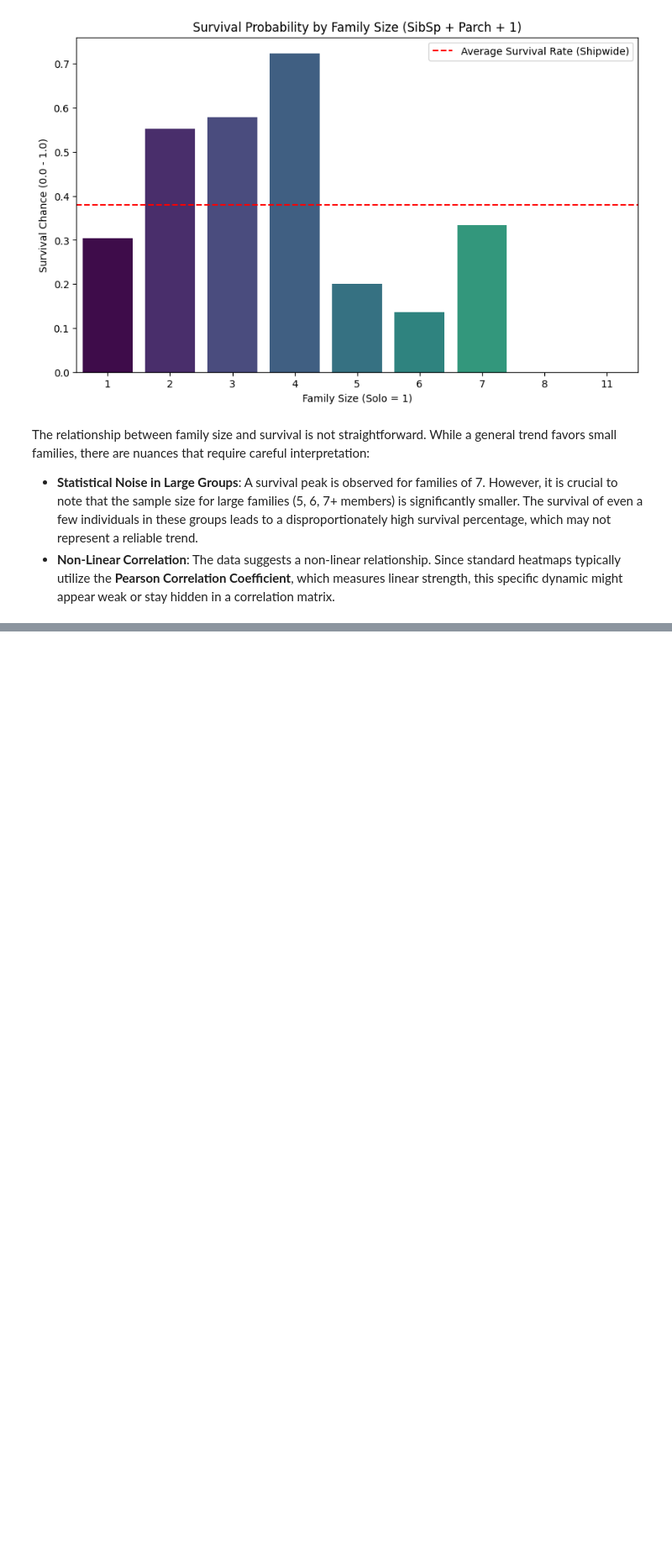
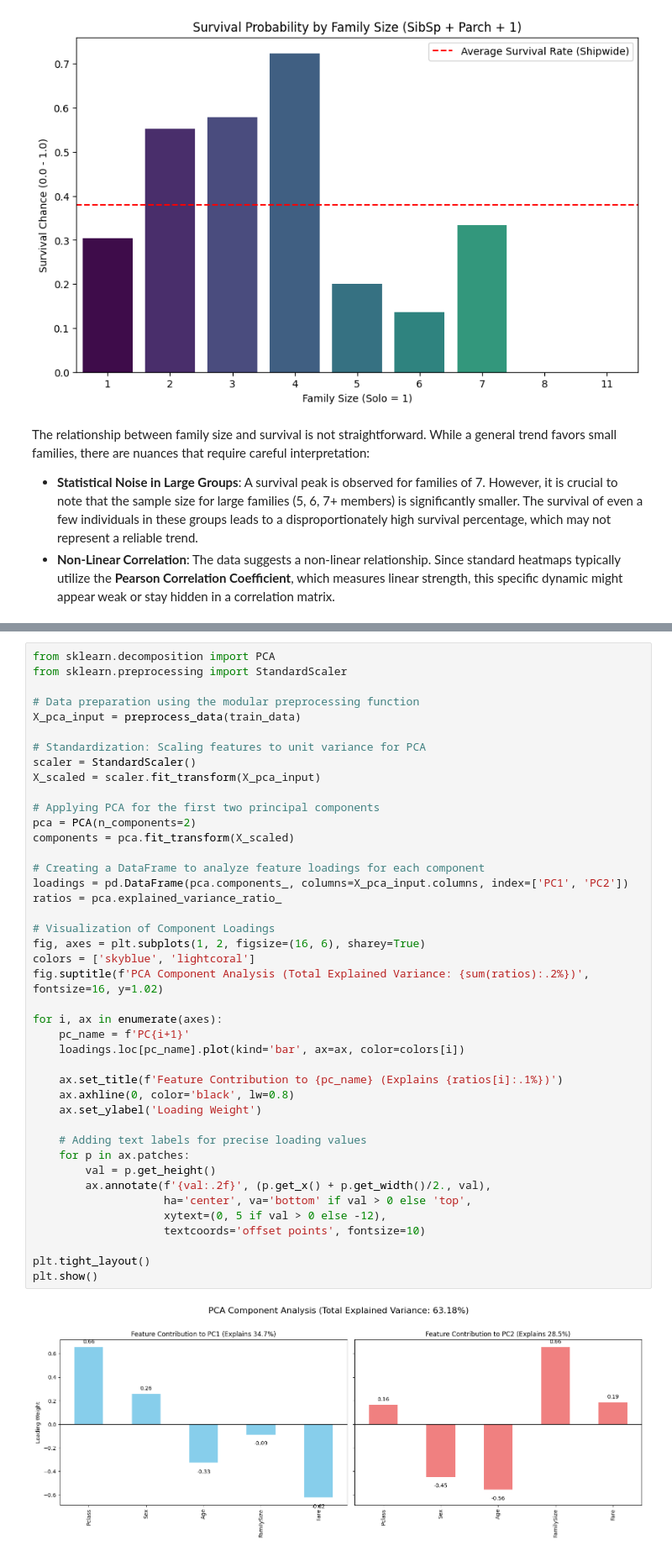
Before and after one commit to lmVl12/skill-assessments, a Jupyter notebook: Machine Learning/titanic.ipynb, the cells around one changed output, grey strips where cells are left out. Shown at 84% size. Saved outputs shown, nothing was run; the diff lists cells and outputs as text; blank space fills up the shorter version.

```diff
--- a/Machine Learning/titanic.ipynb
+++ b/Machine Learning/titanic.ipynb
@@ -130,0 +190,44 @@ The relationship between family size and survival is not straightforward. While
+# %%
+from sklearn.decomposition import PCA
+from sklearn.preprocessing import StandardScaler
+
+# Data preparation using the modular preprocessing function
+X_pca_input = preprocess_data(train_data)
+
+# Standardization: Scaling features to unit variance for PCA
+scaler = StandardScaler()
+X_scaled = scaler.fit_transform(X_pca_input)
+
+# Applying PCA for the first two principal components
+pca = PCA(n_components=2)
+components = pca.fit_transform(X_scaled)
+
+# Creating a DataFrame to analyze feature loadings for each component
+loadings = pd.DataFrame(pca.components_, columns=X_pca_input.columns, index=['PC1', 'PC2'])
+ratios = pca.explained_variance_ratio_
+
+# Visualization of Component Loadings
+fig, axes = plt.subplots(1, 2, figsize=(16, 6), sharey=True)
+colors = ['skyblue', 'lightcoral']
+fig.suptitle(f'PCA Component Analysis (Total Explained Variance: {sum(ratios):.2%})', fontsize=16, y=1.02)
+
+for i, ax in enumerate(axes):
+    pc_name = f'PC{i+1}'
+    loadings.loc[pc_name].plot(kind='bar', ax=ax, color=colors[i])
+
+    ax.set_title(f'Feature Contribution to {pc_name} (Explains {ratios[i]:.1%})')
+    ax.axhline(0, color='black', lw=0.8)
+    ax.set_ylabel('Loading Weight')
+
+    # Adding text labels for precise loading values
+    for p in ax.patches:
+        val = p.get_height()
+        ax.annotate(f'{val:.2f}', (p.get_x() + p.get_width()/2., val),
+                    ha='center', va='bottom' if val > 0 else 'top',
+                    xytext=(0, 5 if val > 0 else -12),
+                    textcoords='offset points', fontsize=10)
+
+plt.tight_layout()
+plt.show()
+# %% [output]
+[figure, added]
```
Also changed, not shown: parts of 9 cells of this notebook.
